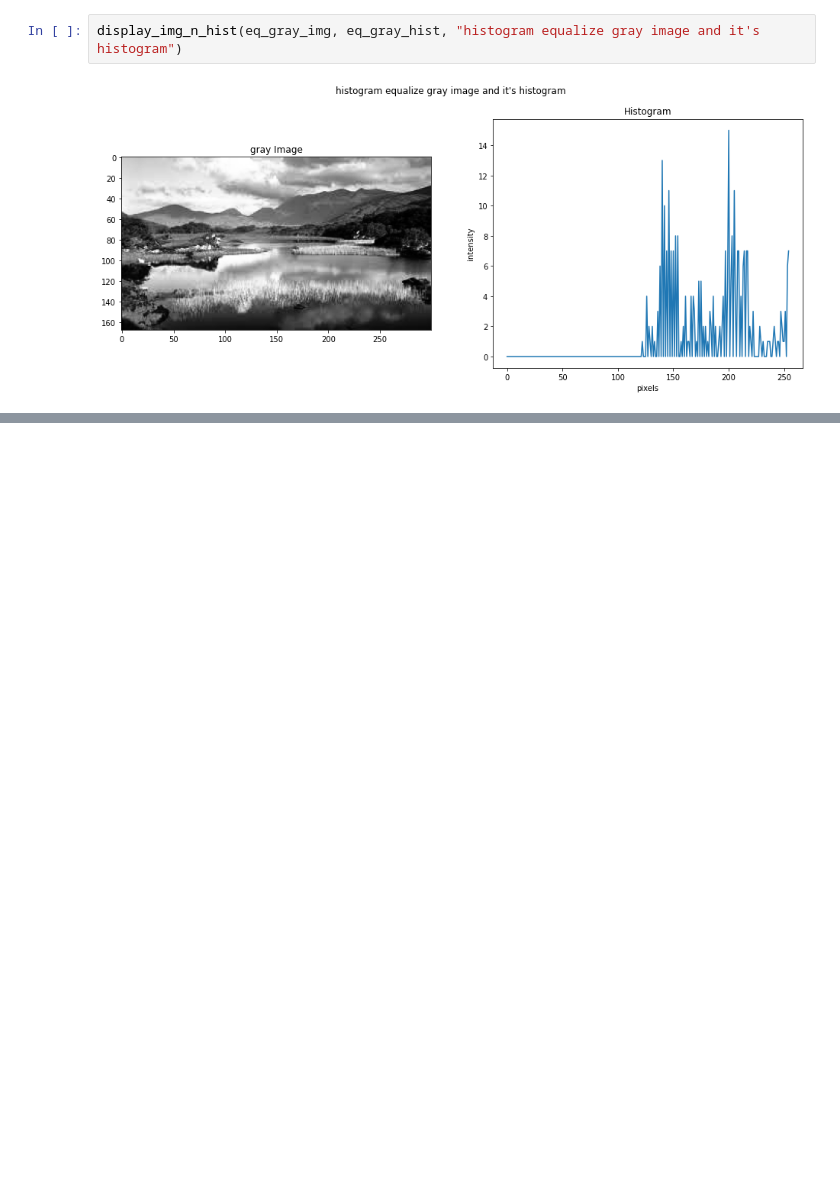
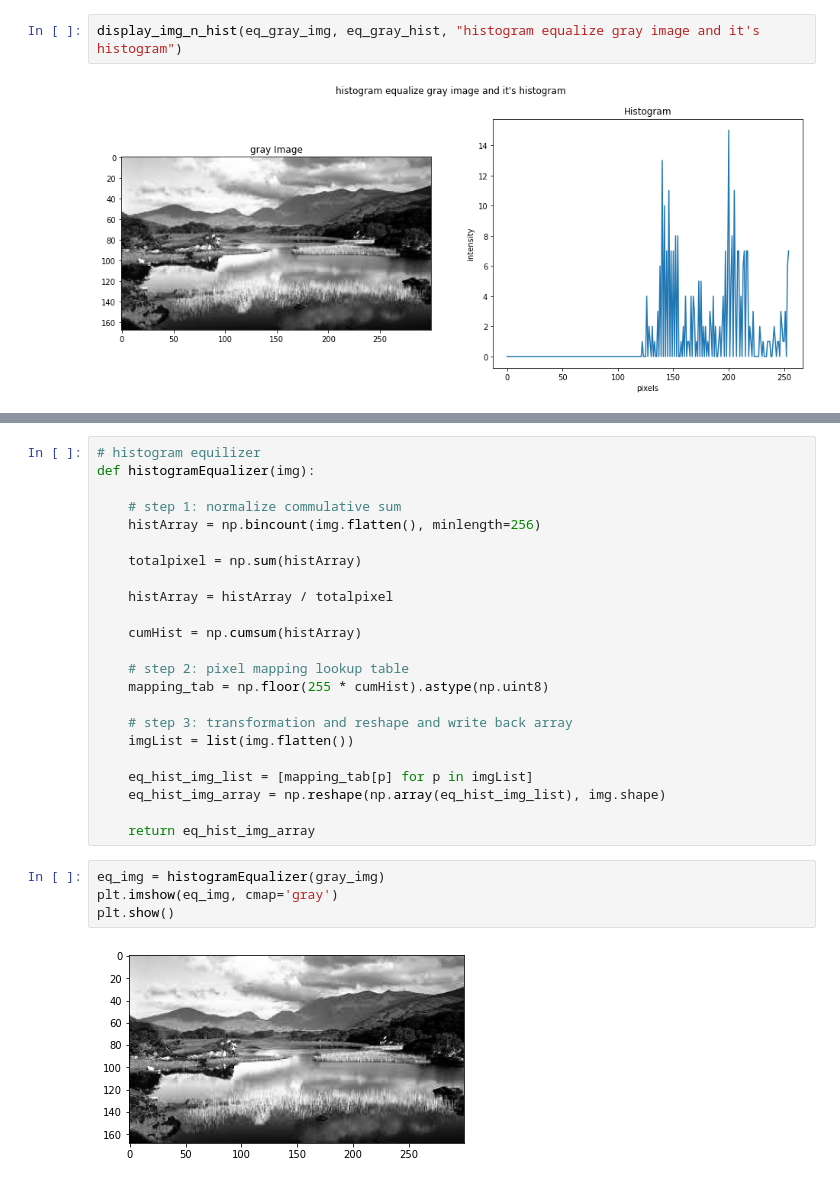
Before and after one commit to mamuncseru/dip-assignments, a Jupyter notebook: assignment10.ipynb, the cells around one changed output, grey strips where cells are left out. Cells and saved outputs as stored; diff of their text form; blank space fills up the shorter version.

```diff
--- a/assignment10.ipynb
+++ b/assignment10.ipynb
@@ -58,0 +149,29 @@ display_img_n_hist(eq_gray_img, eq_gray_hist, "histogram equalize gray image and
+# %%
+# histogram equilizer
+def histogramEqualizer(img):
+
+    # step 1: normalize commulative sum
+    histArray = np.bincount(img.flatten(), minlength=256)
+
+    totalpixel = np.sum(histArray)
+
+    histArray = histArray / totalpixel
+
+    cumHist = np.cumsum(histArray)
+
+    # step 2: pixel mapping lookup table
+    mapping_tab = np.floor(255 * cumHist).astype(np.uint8)
+
+    # step 3: transformation and reshape and write back array
+    imgList = list(img.flatten())
+
+    eq_hist_img_list = [mapping_tab[p] for p in imgList]
+    eq_hist_img_array = np.reshape(np.array(eq_hist_img_list), img.shape)
+
+    return eq_hist_img_array
+# %%
+eq_img = histogramEqualizer(gray_img)
+plt.imshow(eq_img, cmap='gray')
+plt.show()
+# %% [output]
+[figure, added]
```
Also changed, not shown: parts of 5 cells of this notebook, 8 other files.
